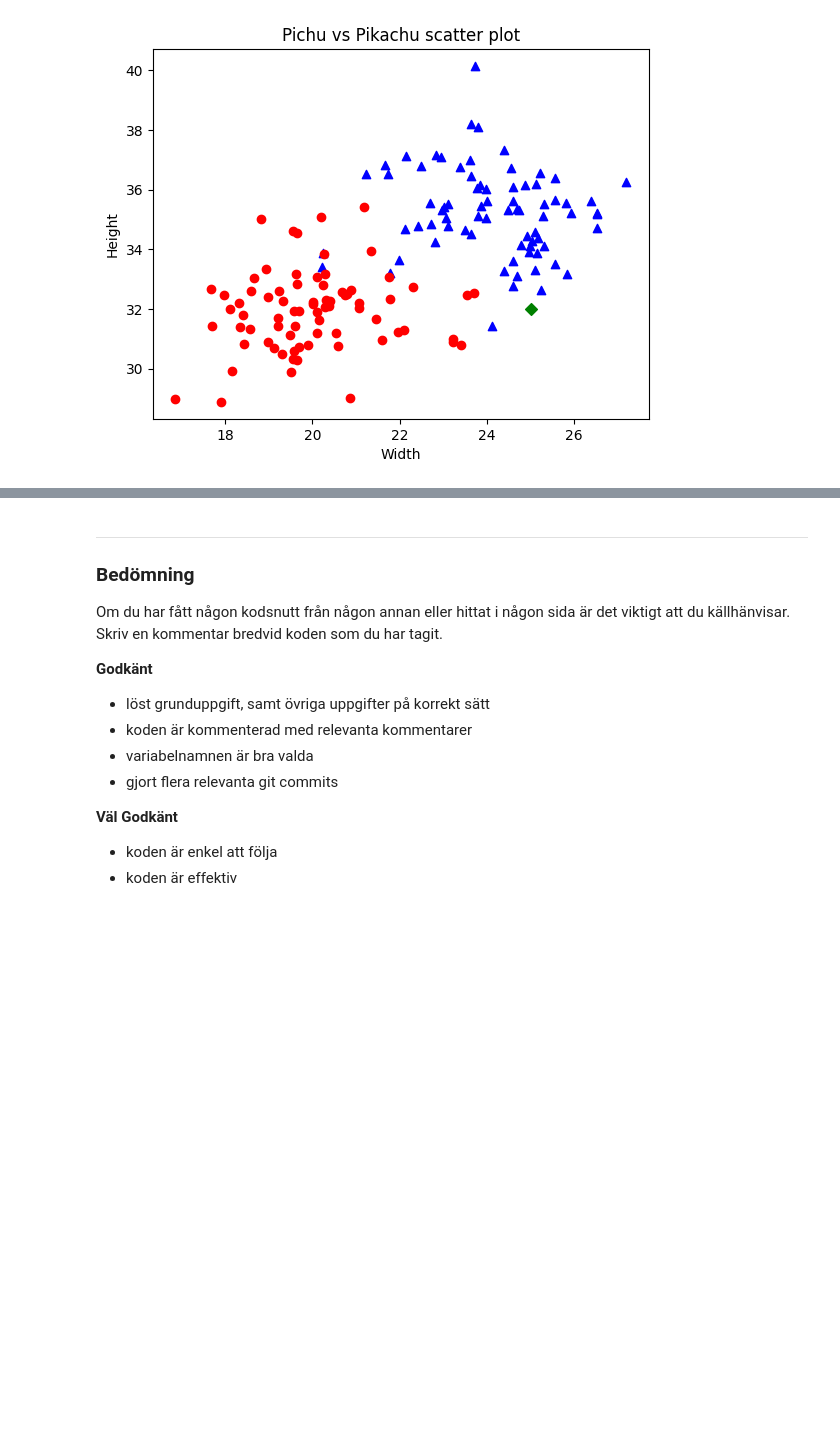
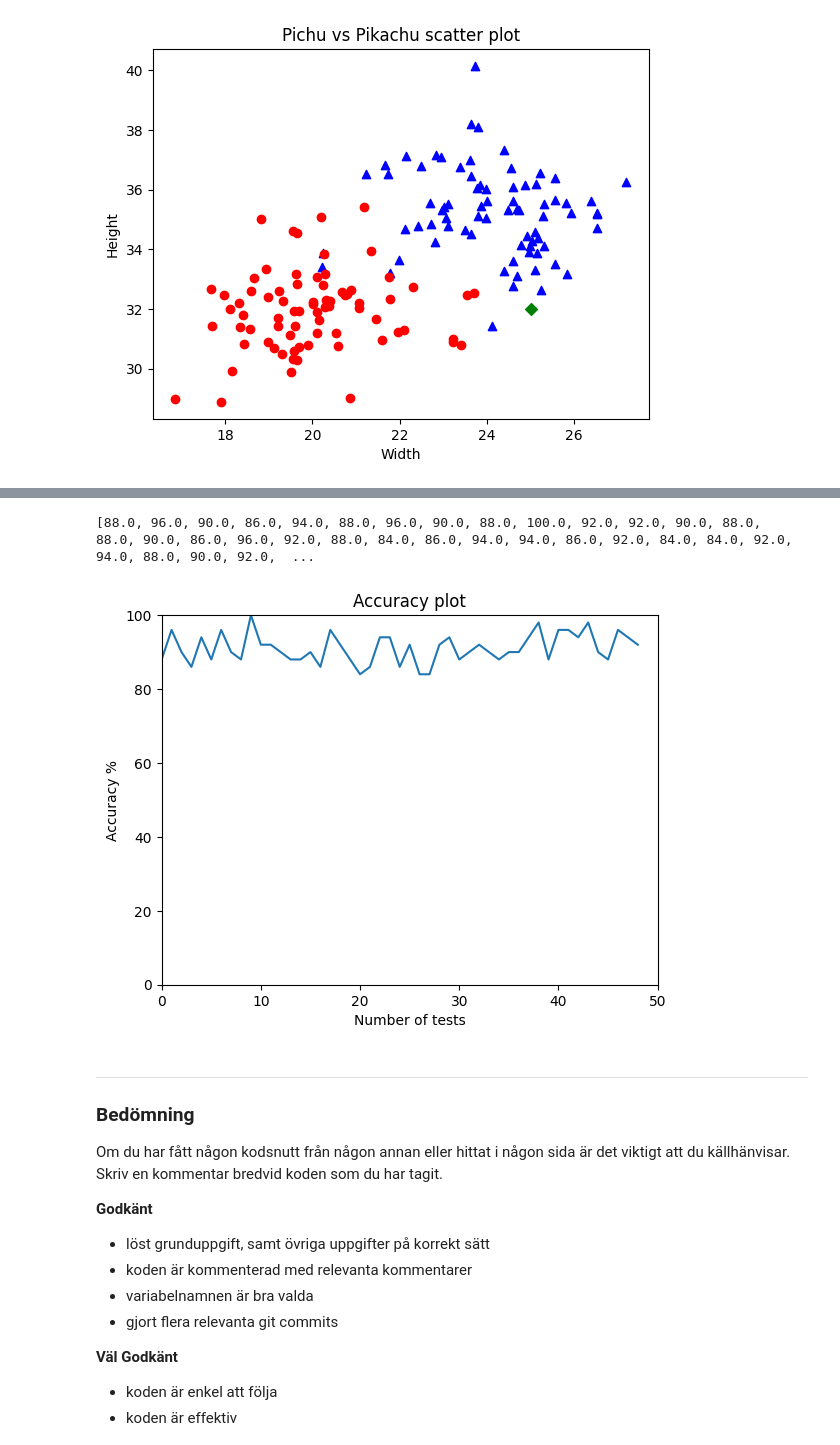
Before and after one commit to nabil0n/PythonAI23, a Jupyter notebook: Labs/labb2/labb2.ipynb, the cells around one changed output, grey strips where cells are left out. Saved outputs shown, nothing was run; the diff lists cells and outputs as text; code cells hidden in the pictures; blank space fills up the shorter version.

```diff
--- a/Labs/labb2/labb2.ipynb
+++ b/Labs/labb2/labb2.ipynb
@@ -265,3 +268,33 @@ accuracy_calculator(new_test_data)
+# %%
+# PLOTTA ACCURACY
+# x-axeln = antal test
+# y-axeln = accuracy %
+
+def accuracy_plotter():
+    accuracy_list = []
+
+    for i in range(1, 50):
+        random.shuffle(pikachus)
+        random.shuffle(pichus)
+
+        pikachu_training_data = pikachus[:50]
+        pichu_training_data = pichus[:50]
+        new_test_data = pikachus[-25:] + pichus[-25:]
+        accuracy_list.append(accuracy_calculator(new_test_data, pikachu_training_data, pichu_training_data))
+
+    print(accuracy_list)
+    plt.figure(1)
+    plt.title("Accuracy plot")
+    plt.xlabel("Number of tests")
+    plt.ylabel("Accuracy %")
+    plt.axis([0, 50, 0, 100])
+    plt.plot(accuracy_list)
+    plt.show()
+
+accuracy_plotter()
+# %% [output]
+[88.0, 96.0, 90.0, 86.0, 94.0, 88.0, 96.0, 90.0, 88.0, 100.0, 92.0, 92.0, 90.0, 88.0, 88.0, 90.0, 86.0, 96.0, 92.0, 88.0, 84.0, 86.0, 94.0, 94.0, 86.0, 92.0, 84.0, 84.0, 92.0, 94.0, 88.0, 90.0, 92.0,  ...
+[figure, added]
 # %% [markdown]
 ---
 ### Bedömning
```
Also changed, not shown: parts of 4 cells of this notebook.
